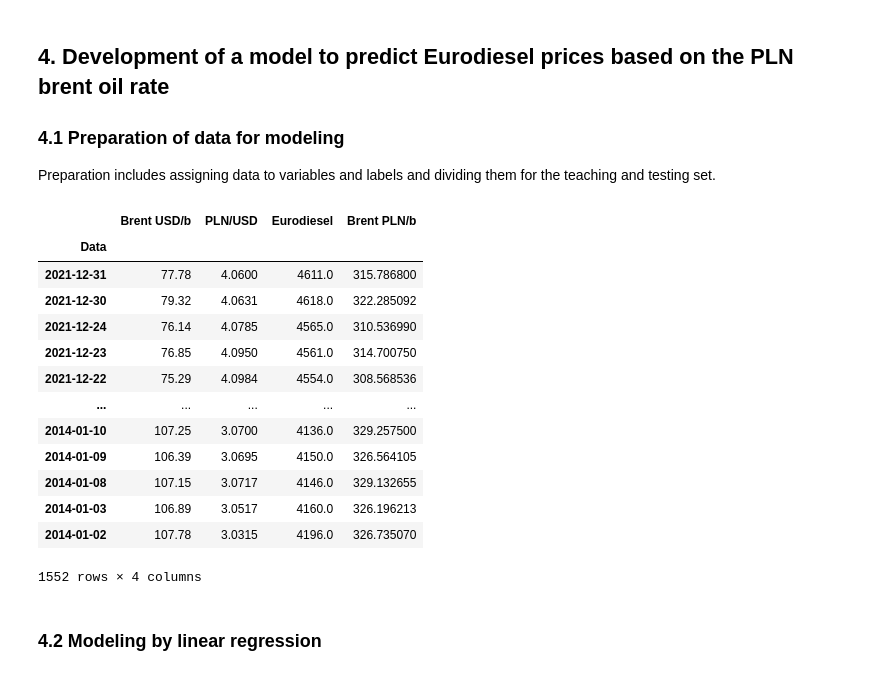
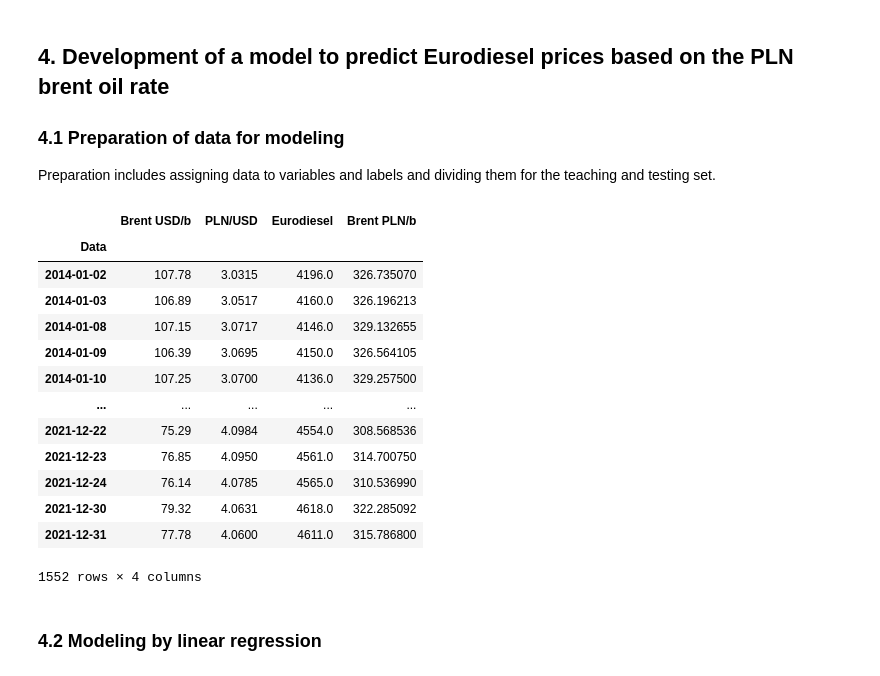
Before and after one commit to mariuszkam4/Orlen_fuel_prices, a Jupyter notebook: Orlen_fuel_prices.ipynb, the cells around one changed output. Drawn from its saved outputs; the diff is of its cells as text; code cells hidden in the pictures.

```diff
--- a/Orlen_fuel_prices.ipynb
+++ b/Orlen_fuel_prices.ipynb
@@ -309,23 +309,25 @@ Preparation includes assigning data to variables and labels and dividing them fo
 from sklearn.model_selection import train_test_split
 from sklearn.linear_model import LinearRegression
 from sklearn.metrics import mean_squared_error, r2_score
+# %%
+sorted_brent_PLN = brent_PLN.sort_index()
 # %%
-base_brent_PLN = brent_PLN[:'2021-12-31'].copy()
+base_brent_PLN = sorted_brent_PLN[:'2021-12-31'].copy()
 base_brent_PLN
 # %% [output]
 |  | Brent USD/b | PLN/USD | Eurodiesel | Brent PLN/b |
 | Data |  |  |  |  |
+| 2014-01-02 | 107.78 | 3.0315 | 4196.0 | 326.735070 |
+| 2014-01-03 | 106.89 | 3.0517 | 4160.0 | 326.196213 |
+| 2014-01-08 | 107.15 | 3.0717 | 4146.0 | 329.132655 |
+| 2014-01-09 | 106.39 | 3.0695 | 4150.0 | 326.564105 |
+| 2014-01-10 | 107.25 | 3.0700 | 4136.0 | 329.257500 |
+| ... | ... | ... | ... | ... |
+| 2021-12-22 | 75.29 | 4.0984 | 4554.0 | 308.568536 |
+| 2021-12-23 | 76.85 | 4.0950 | 4561.0 | 314.700750 |
+| 2021-12-24 | 76.14 | 4.0785 | 4565.0 | 310.536990 |
+| 2021-12-30 | 79.32 | 4.0631 | 4618.0 | 322.285092 |
 | 2021-12-31 | 77.78 | 4.0600 | 4611.0 | 315.786800 |
-| 2021-12-30 | 79.32 | 4.0631 | 4618.0 | 322.285092 |
-| 2021-12-24 | 76.14 | 4.0785 | 4565.0 | 310.536990 |
-| 2021-12-23 | 76.85 | 4.0950 | 4561.0 | 314.700750 |
-| 2021-12-22 | 75.29 | 4.0984 | 4554.0 | 308.568536 |
-| ... | ... | ... | ... | ... |
-| 2014-01-10 | 107.25 | 3.0700 | 4136.0 | 329.257500 |
-| 2014-01-09 | 106.39 | 3.0695 | 4150.0 | 326.564105 |
-| 2014-01-08 | 107.15 | 3.0717 | 4146.0 | 329.132655 |
-| 2014-01-03 | 106.89 | 3.0517 | 4160.0 | 326.196213 |
-| 2014-01-02 | 107.78 | 3.0315 | 4196.0 | 326.735070 |
 1552 rows × 4 columns
 # %%
 # Division of data into independent variables 'X' and dependent variable 'y'
```
Also changed, not shown: parts of 15 cells of this notebook.
